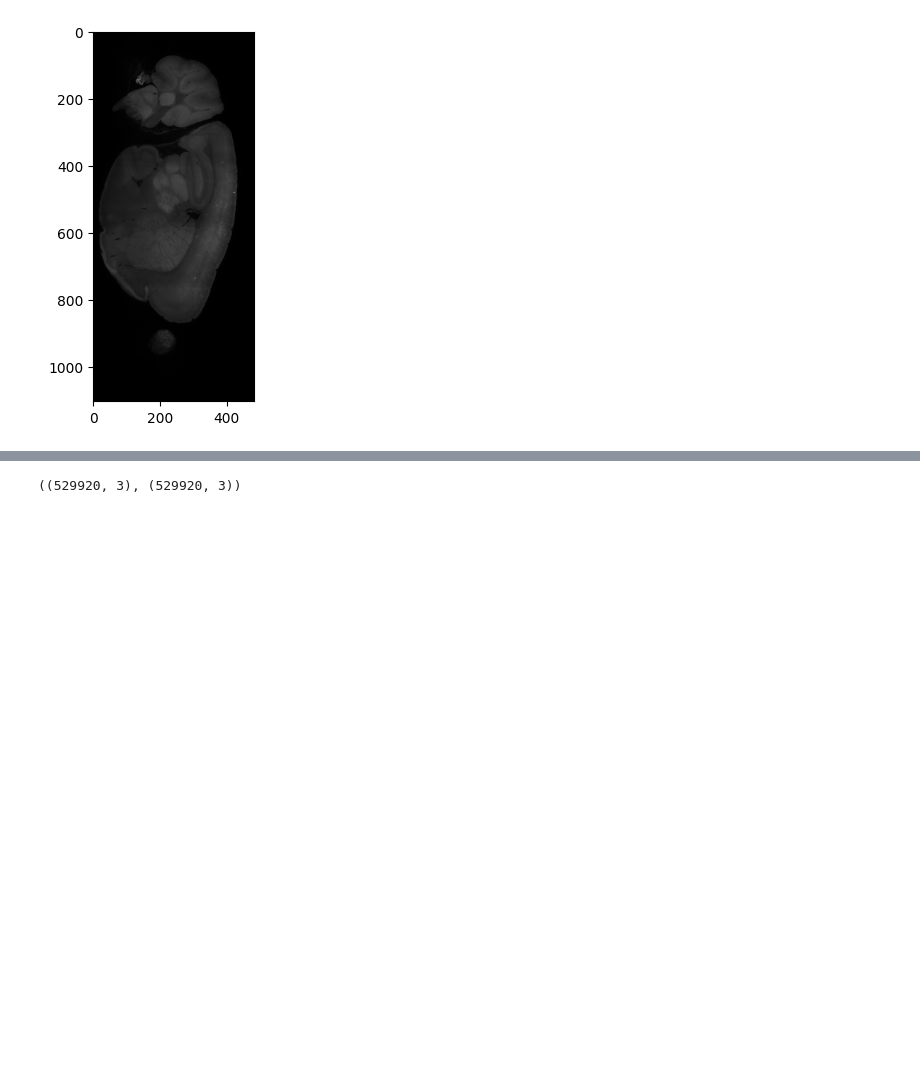
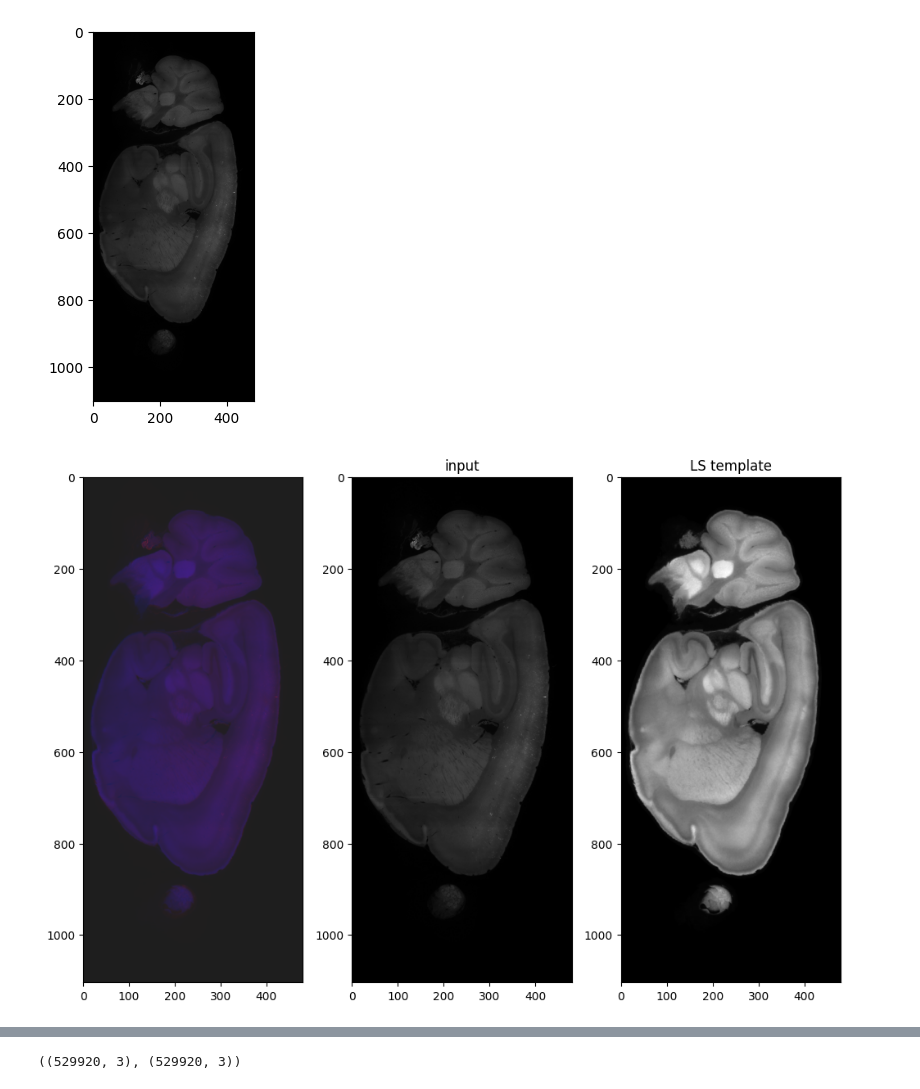
Before and after one commit to AllenInstitute/deep_ccf_registration, a Jupyter notebook: scripts/smartspim/coord_transform.ipynb, the cells around one changed output, grey strips where cells are left out. Cells and saved outputs as stored; diff of their text form; code cells hidden in the pictures; blank space fills up the shorter version.

```diff
--- a/scripts/smartspim/coord_transform.ipynb
+++ b/scripts/smartspim/coord_transform.ipynb
@@ -10,6 +13,5 @@ from aind_smartspim_transform_utils.CoordinateTransform import CoordinateTransfo
 # %%
 import tensorstore
-raw = tensorstore.open('file:///Users/adam.amster/Downloads/SmartSPIM_806624_2025-08-27_15-42-18_stitched_2025-08-28_13-34-06/Ex_639_Em_680.zarr/3', read=True).result()[:].read().result()
 # %%
 raw.shape
 # %% [output]
@@ -21,7 +23,4 @@ plt.show()
 [figure]
 # %%
 os.environ['AWS_PROFILE'] = '533267145346_ProductionRW'
-# %%
-with open('/Users/adam.amster/Downloads/SmartSPIM_806624_2025-08-27_15-42-18_stitched_2025-08-28_13-34-06/acquisition.json') as f:
-    acquisition = json.load(f)
 # %%
@@ -75,0 +105,4 @@ ls_template_points = coord_transform.forward_transform(
+# %%
+align_points(base_path=Path('/Users/adam.amster/Downloads/SmartSPIM_806624_2025-08-27_15-42-18_stitched_2025-08-28_13-34-06'), slice_index=200, channel='Ex_639_Em_680')
+# %% [output]
+[figure, added]
```
Also changed, not shown: parts of 10 cells of this notebook, 3 other files.
